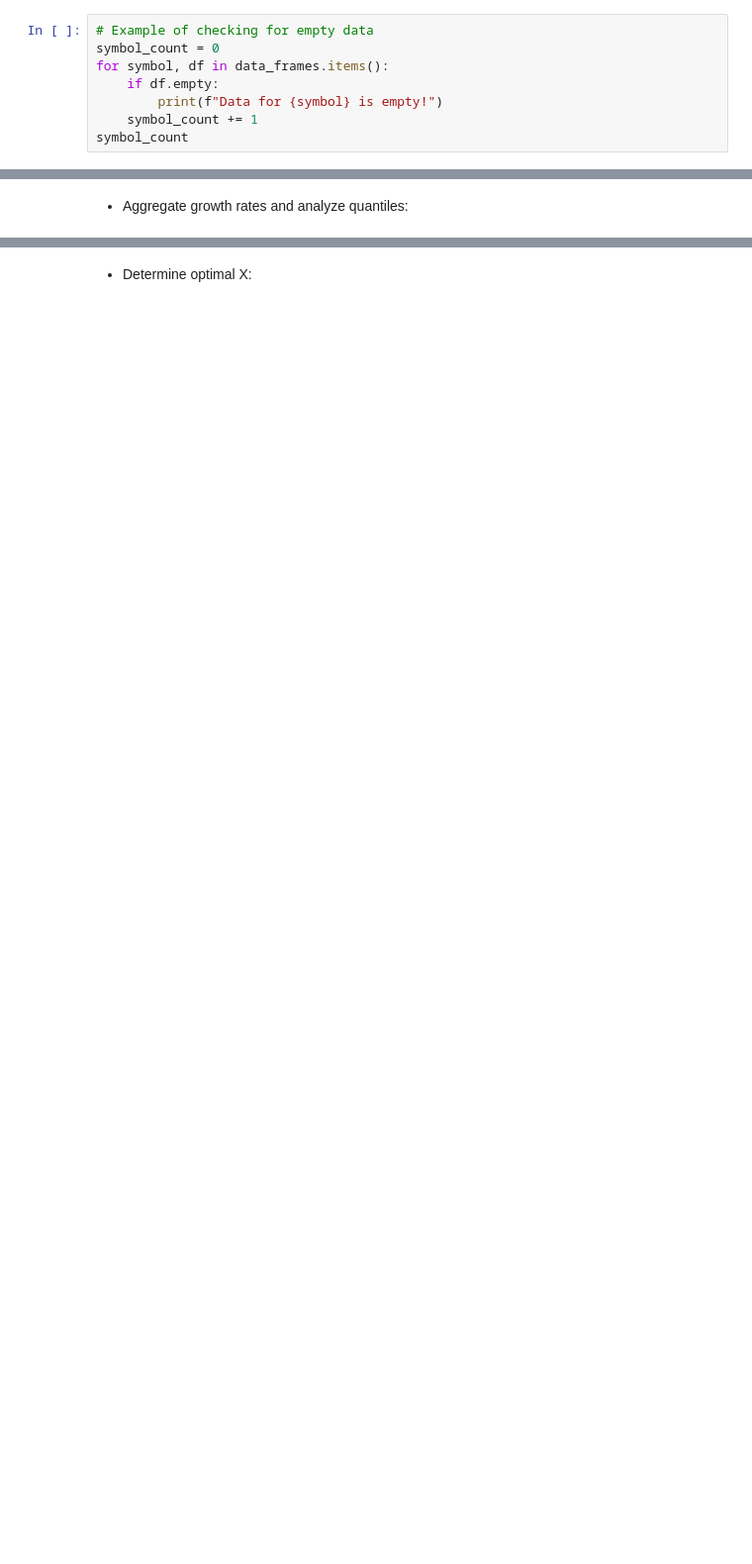
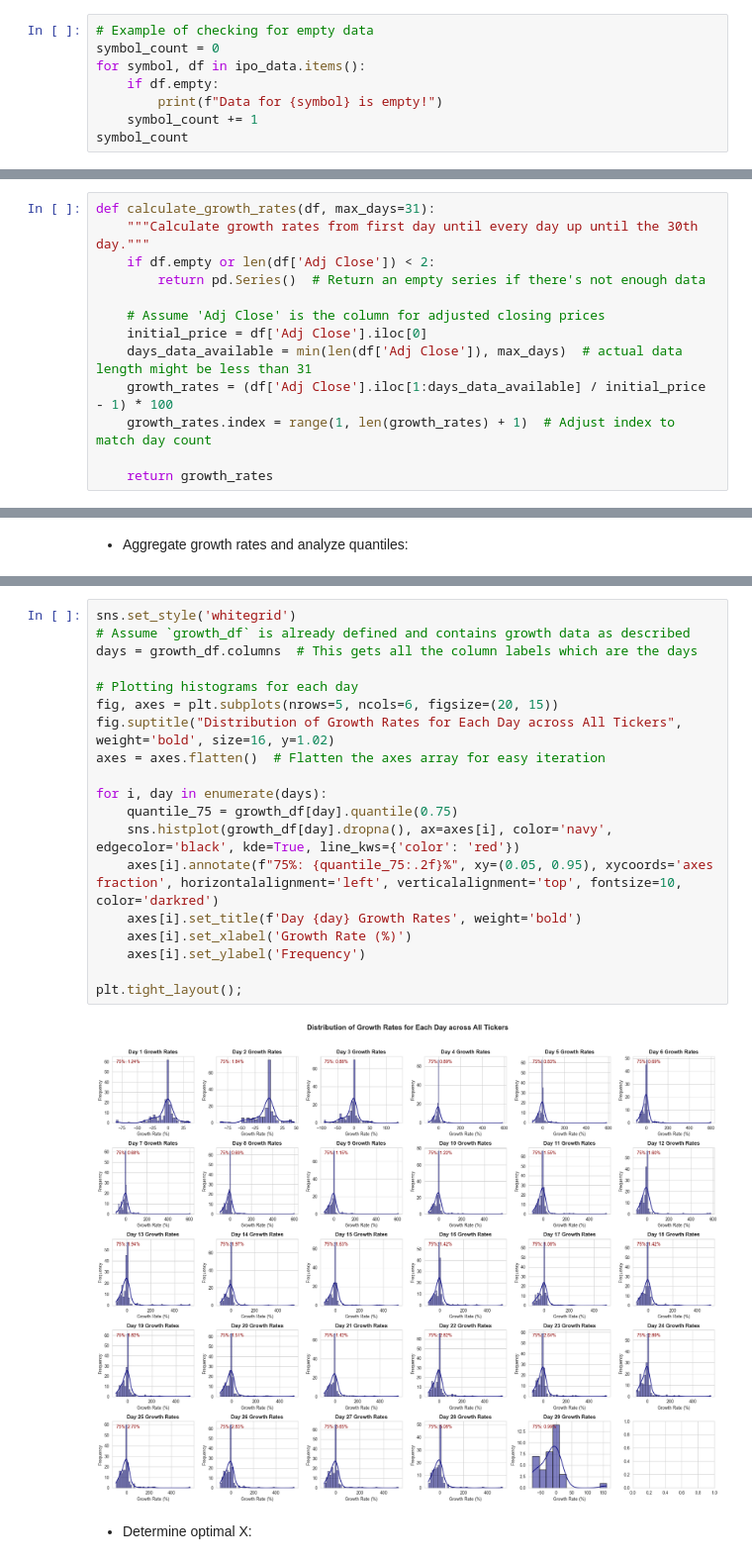
Before and after one commit to Ocean-code-1995/stock-market-analytics-zoomcamp, a Jupyter notebook: Module2/homework2.ipynb, the cells around one changed output, grey strips where cells are left out. Shown at 99% size. Cells and saved outputs as stored; diff of their text form; blank space fills up the shorter version.

```diff
--- a/Module2/homework2.ipynb
+++ b/Module2/homework2.ipynb
@@ -608,7 +459,7 @@ ipos_df[ipos_df['Symbol'].isin(no_data_tickers)]
 # %%
 # Example of checking for empty data
 symbol_count = 0
-for symbol, df in data_frames.items():
+for symbol, df in ipo_data.items():
     if df.empty:
         print(f"Data for {symbol} is empty!")
     symbol_count += 1
@@ -694 +540,14 @@ data_frames['TBMC']
+# %%
+def calculate_growth_rates(df, max_days=31):
+    """Calculate growth rates from first day until every day up until the 30th day."""
+    if df.empty or len(df['Adj Close']) < 2:
+        return pd.Series()  # Return an empty series if there's not enough data
+
+    # Assume 'Adj Close' is the column for adjusted closing prices
+    initial_price = df['Adj Close'].iloc[0]
+    days_data_available = min(len(df['Adj Close']), max_days)  # actual data length might be less than 31
+    growth_rates = (df['Adj Close'].iloc[1:days_data_available] / initial_price - 1) * 100
+    growth_rates.index = range(1, len(growth_rates) + 1)  # Adjust index to match day count
+
+    return growth_rates
 # %%
@@ -801,3 +654,24 @@ Name: 0.75, dtype: float64
+# %%
+sns.set_style('whitegrid')
+# Assume `growth_df` is already defined and contains growth data as described
+days = growth_df.columns  # This gets all the column labels which are the days
+
+# Plotting histograms for each day
+fig, axes = plt.subplots(nrows=5, ncols=6, figsize=(20, 15))
+fig.suptitle("Distribution of Growth Rates for Each Day across All Tickers", weight='bold', size=16, y=1.02)
+axes = axes.flatten()  # Flatten the axes array for easy iteration
+
+for i, day in enumerate(days):
+    quantile_75 = growth_df[day].quantile(0.75)
+    sns.histplot(growth_df[day].dropna(), ax=axes[i], color='navy', edgecolor='black', kde=True, line_kws={'color': 'red'})
+    axes[i].annotate(f"75%: {quantile_75:.2f}%", xy=(0.05, 0.95), xycoords='axes fraction', horizontalalignment='left', verticalalignment='top', fontsize=10, color='darkred')
+    axes[i].set_title(f'Day {day} Growth Rates', weight='bold')
+    axes[i].set_xlabel('Growth Rate (%)')
+    axes[i].set_ylabel('Frequency')
+
+plt.tight_layout();
+# %% [output]
+[figure, added]
 # %% [markdown]
 - Determine optimal X:
 # %%
```
Also changed, not shown: parts of 55 cells of this notebook, 3 other files.
